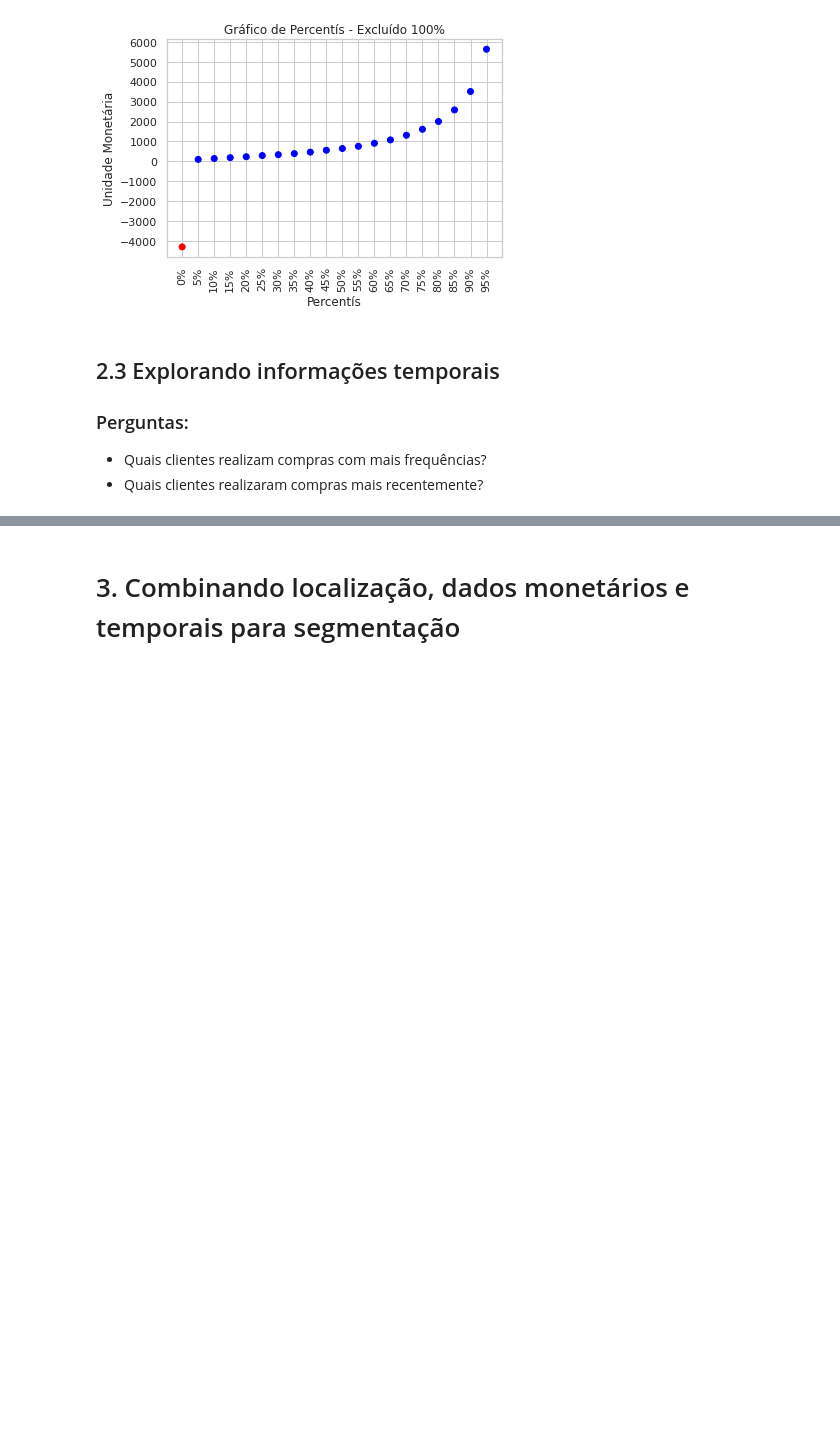
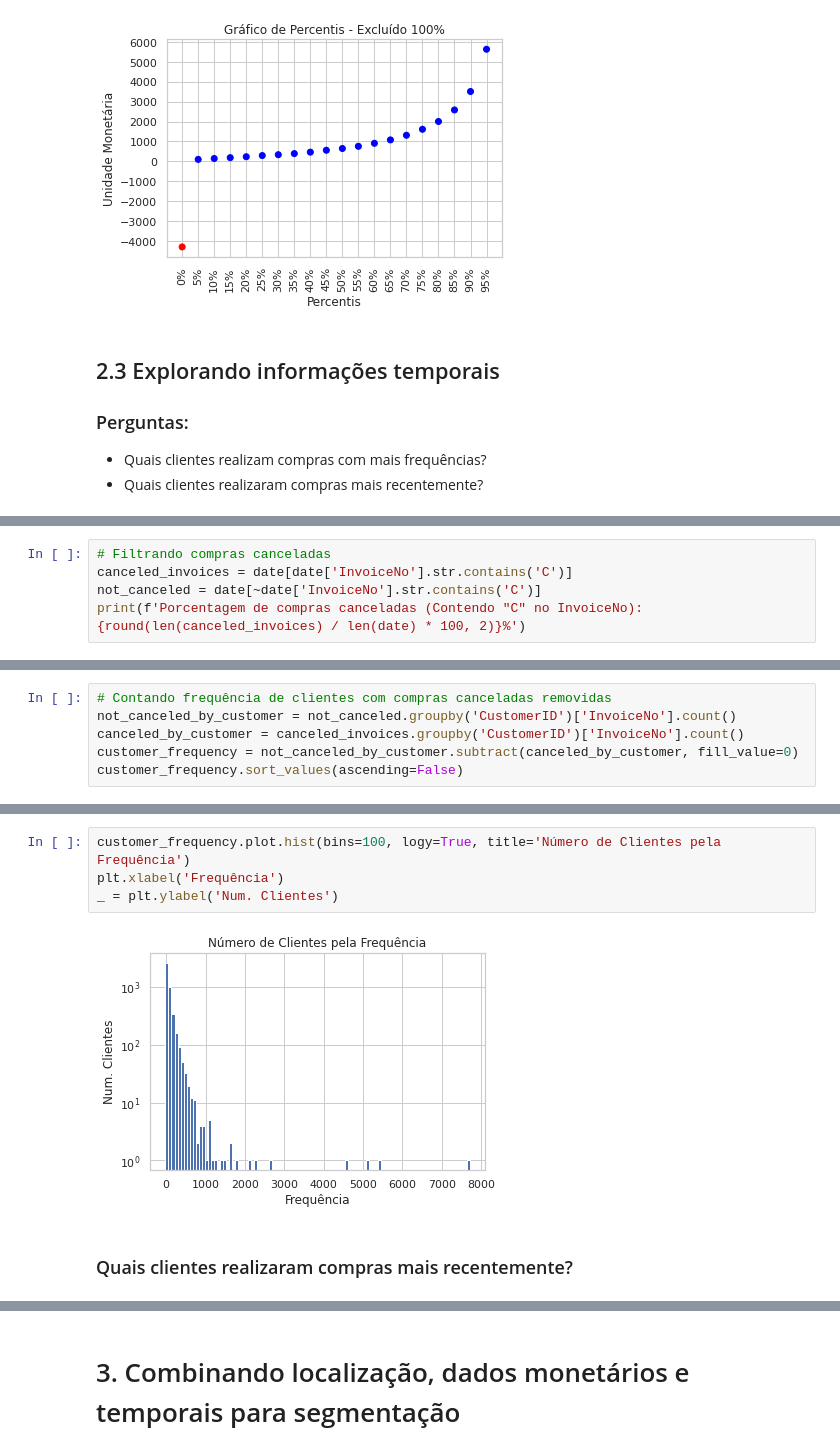
Before and after one commit to mikaelsouza/ai-engineer-bemol-challenge, a Jupyter notebook: notebooks/1-data-exploration.ipynb, the cells around one changed output, grey strips where cells are left out. Saved outputs shown, nothing was run; the diff lists cells and outputs as text; blank space fills up the shorter version.

```diff
--- a/notebooks/1-data-exploration.ipynb
+++ b/notebooks/1-data-exploration.ipynb
@@ -440,0 +435,5 @@ customer_frequency[0]
+# %%
+# Filtrando compras canceladas
+canceled_invoices = date[date['InvoiceNo'].str.contains('C')]
+not_canceled = date[~date['InvoiceNo'].str.contains('C')]
+print(f'Porcentagem de compras canceladas (Contendo "C" no InvoiceNo): {round(len(canceled_invoices) / len(date) * 100, 2)}%')
@@ -440,0 +442,6 @@ customer_frequency[0]
+# %%
+# Contando frequência de clientes com compras canceladas removidas
+not_canceled_by_customer = not_canceled.groupby('CustomerID')['InvoiceNo'].count()
+canceled_by_customer = canceled_invoices.groupby('CustomerID')['InvoiceNo'].count()
+customer_frequency = not_canceled_by_customer.subtract(canceled_by_customer, fill_value=0)
+customer_frequency.sort_values(ascending=False)
@@ -440,0 +462,8 @@ customer_frequency[0]
+# %%
+customer_frequency.plot.hist(bins=100, logy=True, title='Número de Clientes pela Frequência')
+plt.xlabel('Frequência')
+_ = plt.ylabel('Num. Clientes')
+# %% [output]
+[figure, added]
+# %% [markdown]
+### Quais clientes realizaram compras mais recentemente?
```
Also changed, not shown: parts of 10 cells of this notebook.
